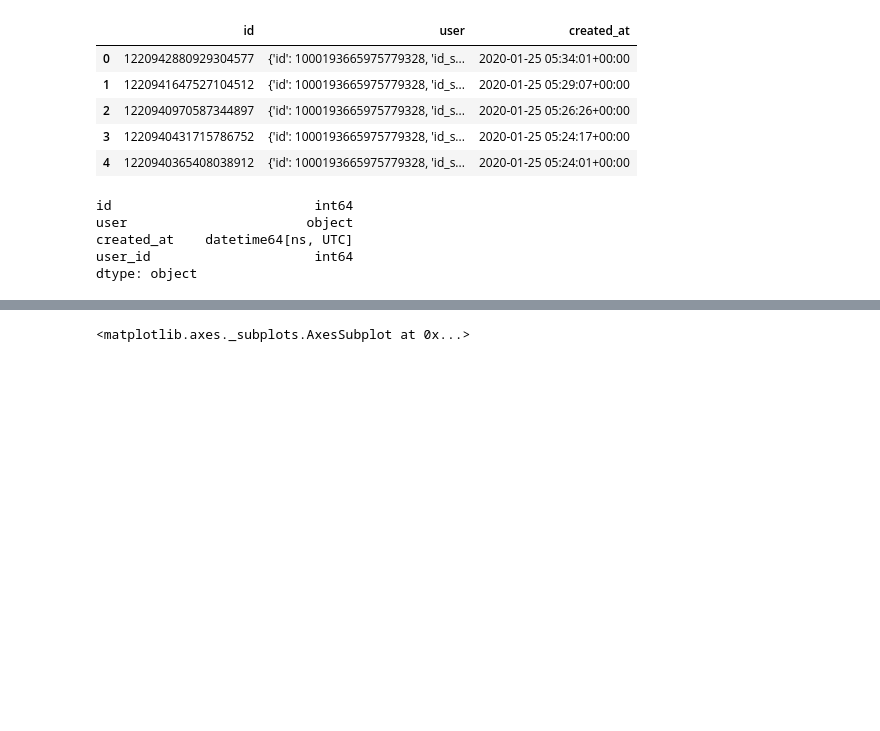
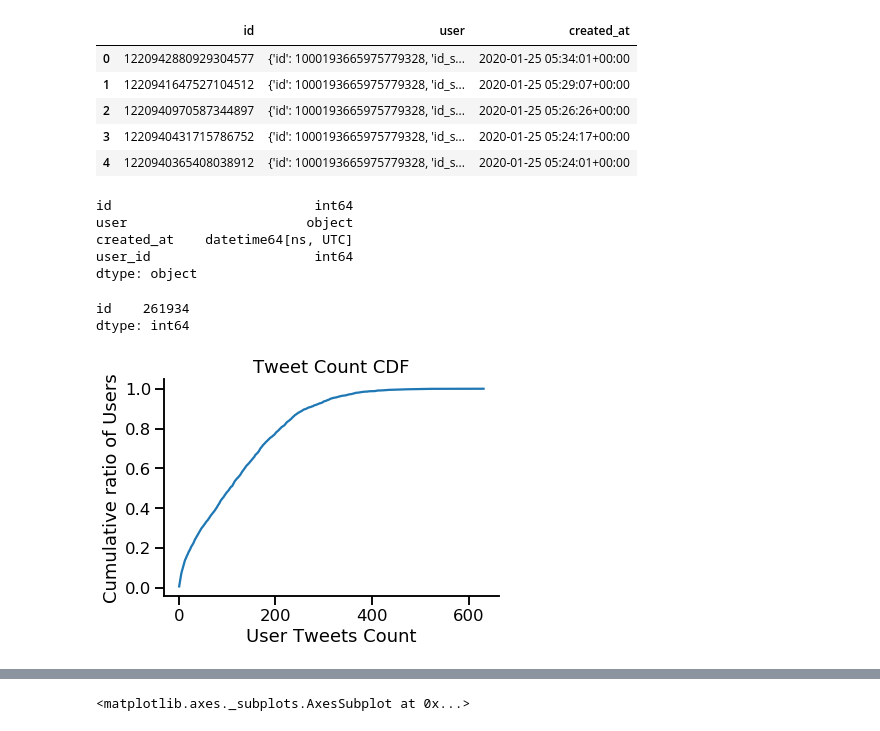
Before and after one commit to galynz/causal_inference_project, a Jupyter notebook: analysis/acitivy_analysis.ipynb, the cells around one changed output, grey strips where cells are left out. Drawn from its saved outputs; the diff is of its cells as text; code cells hidden in the pictures; blank space fills up the shorter version.

```diff
--- a/analysis/acitivy_analysis.ipynb
+++ b/analysis/acitivy_analysis.ipynb
@@ -56,2 +61,12 @@ by_hour_df = pd.read_json(r"D:\Research\retweeters_activities3.ndjson\0.part", l
-# %%
-by_hour_df = pd.read_json(r"D:\Research\retweeters_activities4.ndjson\0.part", lines=True)
+# %%
+by_hour_df = by_hour_df.set_index(["created_at"])
+# %%
+counted = by_hour_df["2019-12-20":].groupby("user_id").count()
+# %%
+counted.sum()
+# %% [output]
+id    261934
+dtype: int64
+# %%
+import seaborn as sns
+sns.set_context("talk")
@@ -57,0 +85,10 @@ by_hour_df = pd.read_json(r"D:\Research\retweeters_activities4.ndjson\0.part", l
+# %%
+import matplotlib.pyplot as plt
+plt.plot(counted.sort_values("id"), (counted.sort_values("id").rank()/len(counted)).values)
+plt.title("Tweet Count CDF")
+plt.xlabel("User Tweets Count")
+plt.ylabel("Cumulative ratio of Users")
+sns.despine()
+plt.savefig(r"D:\Research\causal_inference_data2\tweet_cdf.png", bbox_inches ="tight")
+# %% [output]
+[figure, added]
```
Also changed, not shown: parts of 8 cells of this notebook, 12 other files.
